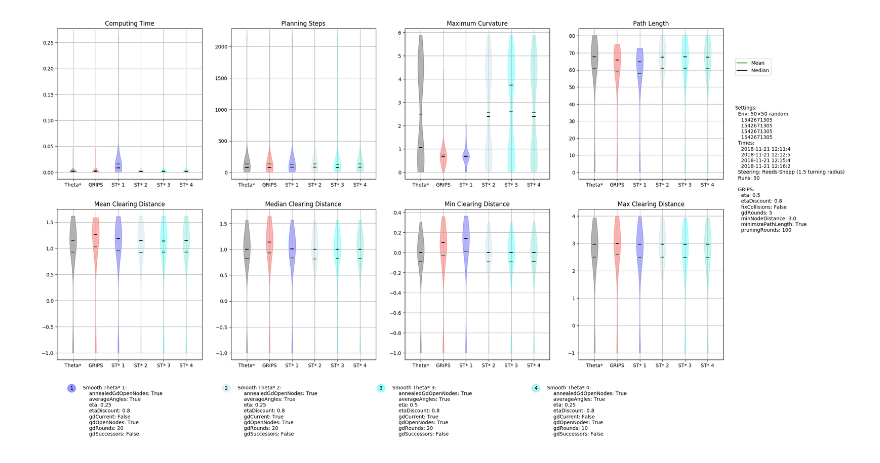
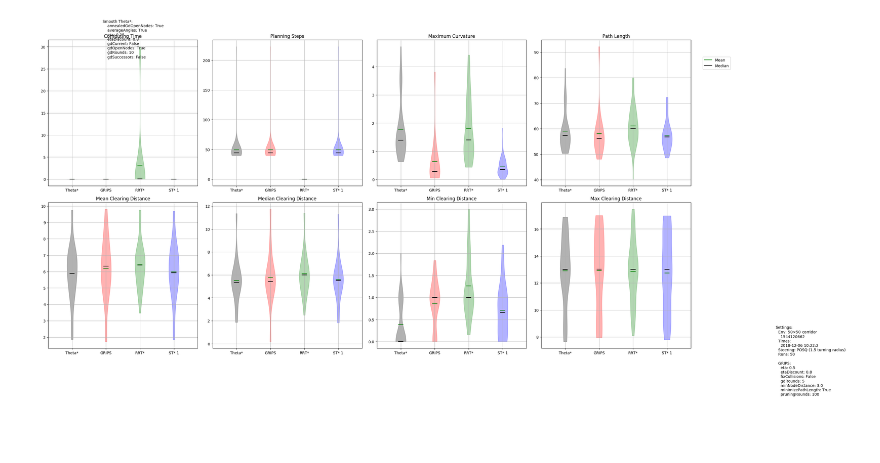
Before and after one commit to robot-motion/bench-mr, a Jupyter notebook: Benchmark.ipynb, the cells around one changed output. Saved outputs shown, nothing was run; the diff lists cells and outputs as text; code cells hidden in the pictures; blank space fills up the shorter version.

Commit message:
Plotting trajectories

```diff
--- a/Benchmark.ipynb
+++ b/Benchmark.ipynb
@@ -71,10 +71,11 @@ Runs: 50
 sns.reset_orig()
 
 data = [
-    json.load(open("cmake-build-release/log/Reeds-Shepp 50x50 random 1542671305 2018-11-21 12:11:4.json", "r")),
-    json.load(open("cmake-build-release/log/Reeds-Shepp 50x50 random 1542671305 2018-11-21 12:12:5.json", "r")),
-    json.load(open("cmake-build-release/log/Reeds-Shepp 50x50 random 1542671305 2018-11-21 12:15:4.json", "r")),
-    json.load(open("cmake-build-release/log/Reeds-Shepp 50x50 random 1542671305 2018-11-21 12:16:2.json", "r"))
+    json.load(open("/home/eric/catkin_ws/devel/lib/smooth_star/log/POSQ 50x50 corridor 1544120662 2018-12-06 10:22:2.json", "r")),
+#     json.load(open("/home/eric/catkin_ws/devel/lib/smooth_star/log/Reeds-Shepp 50x50 random 1542671305 2018-12-06 10:14:4.json", "r")),
+#     json.load(open("cmake-build-release/log/Reeds-Shepp 50x50 random 1542671305 2018-11-21 12:12:5.json", "r")),
+#     json.load(open("cmake-build-release/log/Reeds-Shepp 50x50 random 1542671305 2018-11-21 12:15:4.json", "r")),
+#     json.load(open("cmake-build-release/log/Reeds-Shepp 50x50 random 1542671305 2018-11-21 12:16:2.json", "r"))
 ]
 
 axes = [
@@ -90,7 +91,7 @@ axis_labels = [
 axes_h = len(axes[0])
 axes_v = len(axes)
 
-colors = ["black", "red", "blue", "lightblue", "cyan", "turquoise", "teal"]
+colors = ["black", "red", "green", "blue", "lightblue", "cyan", "turquoise", "teal"]
 
 def plot_violins(values):
     plt.grid()
@@ -106,9 +107,9 @@ def plot_violins(values):
     plt.gca().set_xlim([-.7, len(values) - .3])
     plt.gca().set_xticks(list(range(len(values))))
     if len(values) == 3:
-        plt.gca().set_xticklabels(["Theta*", "GRIPS", "Smooth Theta*"])
+        plt.gca().set_xticklabels(["Theta*", "GRIPS", "RRT*", "Smooth Theta*"])
     else:
-        plt.gca().set_xticklabels(["Theta*", "GRIPS"] + ["ST* %d" % i for i in range(1, len(values) + 1)])
+        plt.gca().set_xticklabels(["Theta*", "GRIPS", "RRT*"] + ["ST* %d" % i for i in range(1, len(values) + 1)])
 
 
 plt.figure(figsize=(axes_h * 6, axes_v * 6))
@@ -116,35 +117,35 @@ for y, axs in enumerate(axes):
     for x, name in enumerate(axs):
         plt.subplot("%i%i%i" % (axes_v, axes_h, y * axes_h + x + 1))
         plt.title(axis_labels[y][x])
-        times = [[e["thetaStar"][name] for e in data[0]["runs"]], [e["grips"][name] for e in data[0]["runs"]], [e["smoothThetaStar"][name] for e in data[0]["runs"]]]
+        times = [[e["thetaStar"][name] for e in data[0]["runs"]], [e["grips"][name] for e in data[0]["runs"]], [e["rrtStar"][name] for e in data[0]["runs"]], [e["smoothThetaStar"][name] for e in data[0]["runs"]]]
         for d in data[1:]:
             times.append([e["thetaStar"][name] for e in d["runs"]])
         plot_violins(times)
 
 plt.gca().text(2.2 + axes_h, 1.0 + axes_v, "Settings:\n" \
                + ("  Env: %d$\\times$%d %s\n" % (data[0]["environment"]["width"], data[0]["environment"]["height"], data[0]["environment"]["generator"])) \
                + ("\n".join("    %s" % d["environment"]["seed"] for d in data) + "\n")
                + ("  Times:\n%s\n" % ("\n".join("    %s" % d["globals"]["time"] for d in data))) \
                + ("  Steering: %s (%s turning radius)\n" % (data[0]["settings"]["steering"], data[0]["settings"]["carTurningRadius"])) \
                + ("  Runs: %d\n\n" % (len(data[0]["runs"]))) \
                + ("  GRIPS:\n%s\n\n" % "\n".join(["    %s: %s" % (key, value) for key, value in data[0]["settings"]["grips"].items()])))
 if len(data) == 1:
     plt.text(0.1, 0.9,
              "Smooth Theta*:\n%s\n" % "\n".join(["    %s: %s" % (key, value) for key, value in data[0]["settings"]["smoothStar"].items()]),
              transform=plt.gcf().transFigure)
 else:
     for i, d in enumerate(data):
         plt.text(0.14 + i * 0.18, 0.04, str(i+1), transform=plt.gcf().transFigure,
                  bbox={"boxstyle": "circle", "color": colors[2 + i], "alpha": 0.4})
         plt.text(0.155 + i * 0.18, -0.08,
                  "Smooth Theta* %d:\n%s\n" % (i+1, "\n".join(["    %s: %s" % (key, value) for key, value in data[i]["settings"]["smoothStar"].items()])),
                  transform=plt.gcf().transFigure)
 
 plt.plot([np.nan], [np.nan], color="green", label="Mean")
 plt.plot([np.nan], [np.nan], color="black", label="Median")
 plt.legend(bbox_to_anchor=(1.08, axes_v), loc=2, borderaxespad=0.)
 
 plt.tight_layout()
 plt.savefig("gd_multiple_logs.png", dpi=300, bbox_inches='tight')
 # %% [output]
-[figure, old version]
+[figure, new version]
```
Also changed, not shown: parts of 2 cells of this notebook, 1 other file.
